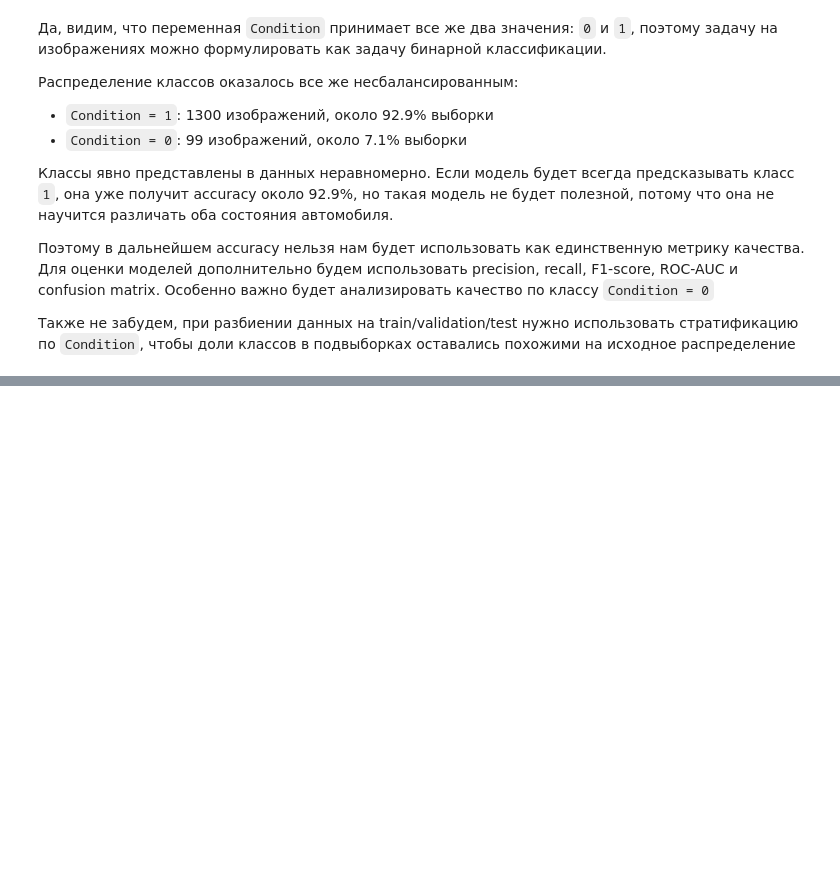
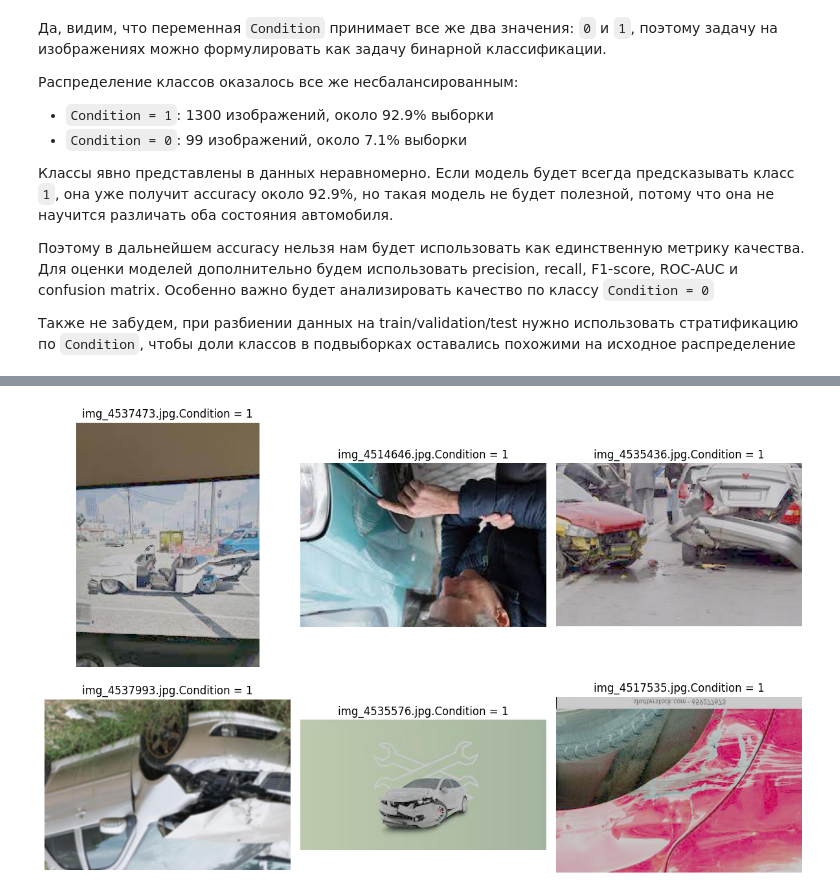
Before and after one commit to tdrkn/GP5, a Jupyter notebook: gp5_image_task.ipynb, the cells around one changed output, grey strips where cells are left out. Saved outputs shown, nothing was run; the diff lists cells and outputs as text; code cells hidden in the pictures; blank space fills up the shorter version.

```diff
--- a/gp5_image_task.ipynb
+++ b/gp5_image_task.ipynb
@@ -191,0 +237,4 @@ plt.show()
+# %%
+show_images_by_condition(train_data, condition_value=1, n_images=6)
+# %% [output]
+[figure, added]
```
Also changed, not shown: parts of 39 cells of this notebook.
